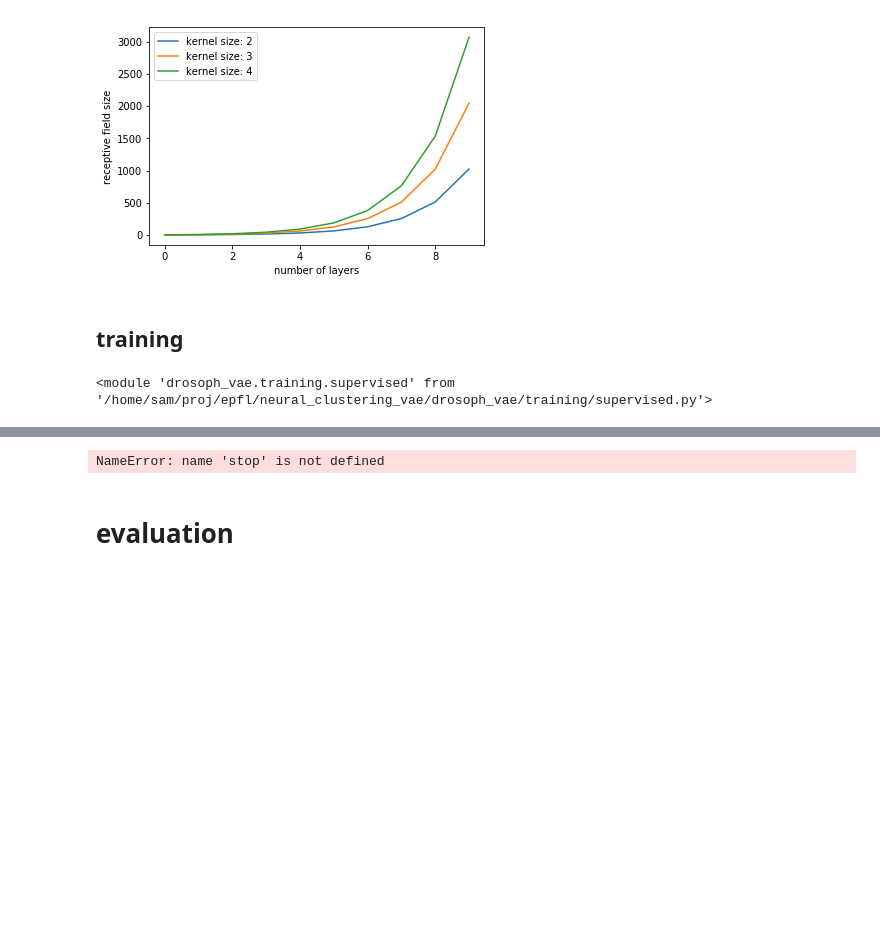
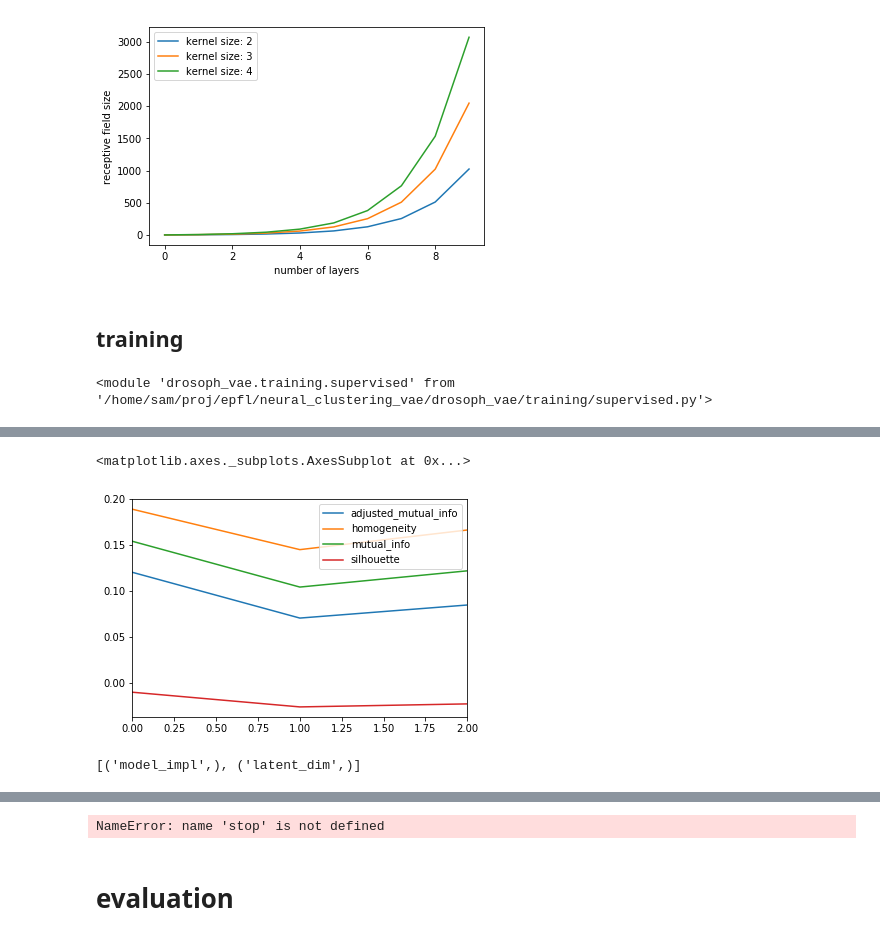
Before and after one commit to samuelsmal/drosophVAE, a Jupyter notebook: reparam_vae.ipynb, the cells around one changed output, grey strips where cells are left out. Drawn from its saved outputs; the diff is of its cells as text; code cells hidden in the pictures; blank space fills up the shorter version.

```diff
--- a/reparam_vae.ipynb
+++ b/reparam_vae.ipynb
@@ -284,7 +284,7 @@ reload(supervised_training)
 # %% [output]
 <module 'drosoph_vae.training.supervised' from '/home/sam/proj/epfl/neural_clustering_vae/drosoph_vae/training/supervised.py'>
 # %%
-from sklearn.metrics import adjusted_mutual_info_score, homogeneity_score, silhouette_score
+from sklearn.metrics import adjusted_mutual_info_score, homogeneity_score, silhouette_score, normalized_mutual_info_score
 from drosoph_vae.settings.data import Experiment, experiment_key
 
 def eval_model(training_results, X, X_eval, y, y_frames, run_config, supervised=False):
@@ -348,6 +348,7 @@ def eval_model(training_results, X, X_eval, y, y_frames, run_config, supervised=
     silhouette = silhouette_score(np.hstack((X_latent.mean, X_latent.var)), y[:, -1])
     adjusted_mutual_info = adjusted_mutual_info_score(y[:, -1], cluster_assignments)
     homogeneity = homogeneity_score(y[:, -1], cluster_assignments)
+    mutual_info = normalized_mutual_info_score(y[:, -1], cluster_assignments)
 
     #
     # Single video of Hubert, the special fly
@@ -401,7 +402,8 @@ def eval_model(training_results, X, X_eval, y, y_frames, run_config, supervised=
             'scores': {
                 'silhouette': silhouette,
                 'adjusted_mutual_info': adjusted_mutual_info,
-                'homogeneity': homogeneity
+                'homogeneity': homogeneity,
+                'mutual_info': mutual_info
             }
            }
 # %%
@@ -585,0 +572,2 @@ grid_search_results
+# %%
+_t =[[er['scores'] for er in gsr['vae']['eval_results']] for gsr in grid_search_results]
@@ -585,0 +589,5 @@ grid_search_results
+# %%
+pd.DataFrame(_t[0]).plot()
+# %% [output]
+<matplotlib.axes._subplots.AxesSubplot at 0x...>
+[figure, added]
@@ -585,0 +599,4 @@ grid_search_results
+# %%
+grid_search_params_as_list
+# %% [output]
+[('model_impl',), ('latent_dim',)]
```
Also changed, not shown: parts of 12 cells of this notebook, 2 other files.
